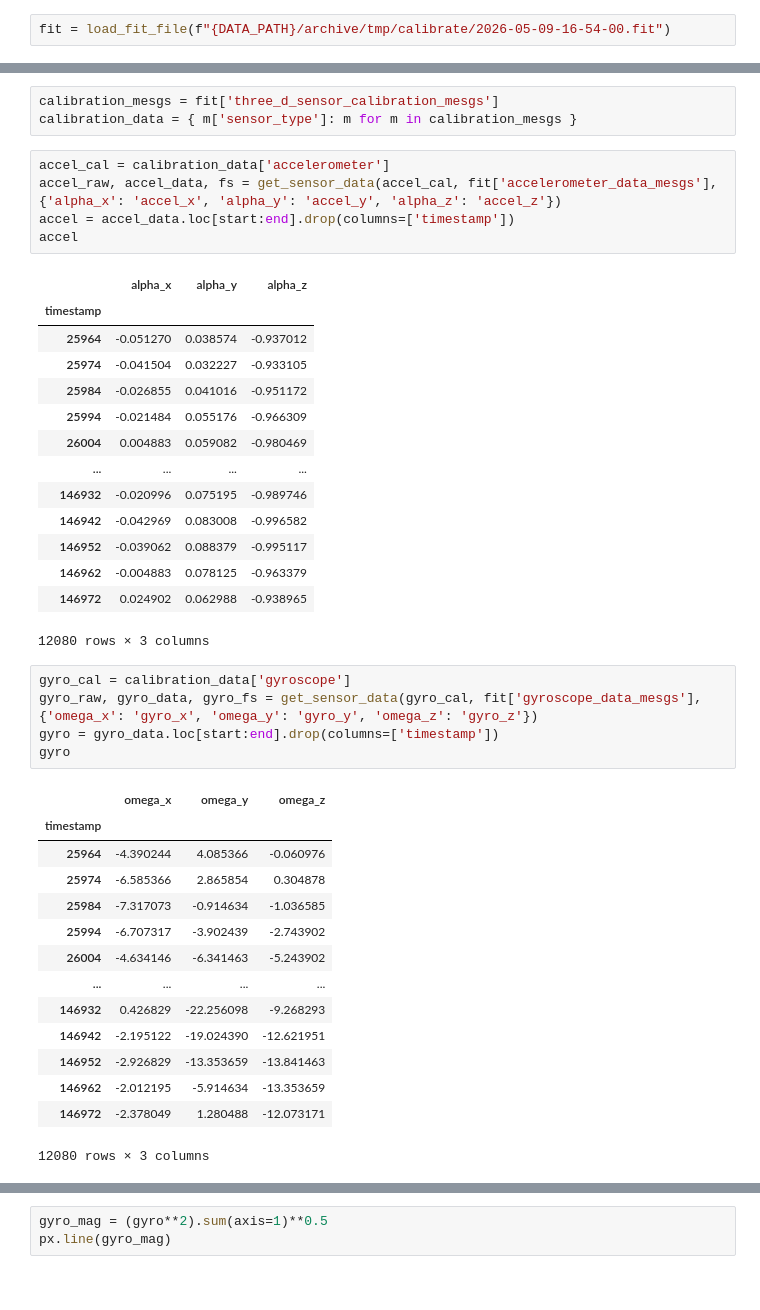
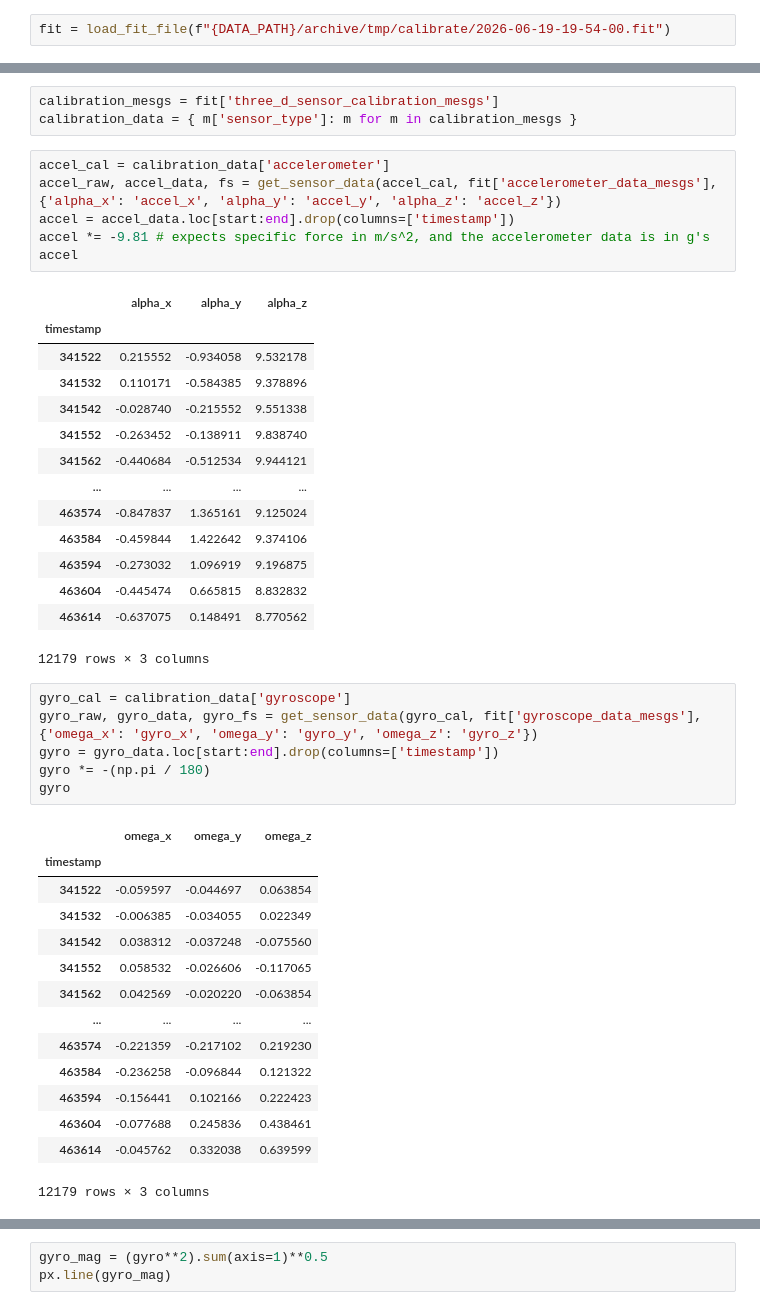
Before and after one commit to D0ugins/srs, a Jupyter notebook: backend/src/notebooks/calibrate.ipynb, the cells around one changed output, grey strips where cells are left out. Cells and saved outputs as stored; diff of their text form.

```diff
--- a/backend/src/notebooks/calibrate.ipynb
+++ b/backend/src/notebooks/calibrate.ipynb
@@ -12,7 +13,7 @@ DATA_PATH = '../../../data'
 # %% [output]
 env: DATA_PATH=../../../data
 # %%
-fit = load_fit_file(f"{DATA_PATH}/archive/tmp/calibrate/2026-05-09-16-54-00.fit")
+fit = load_fit_file(f"{DATA_PATH}/archive/tmp/calibrate/2026-06-19-19-54-00.fit")
 # %%
 # s = stabalization, lc = lens correction
 # idx_no_s = 2
@@ -32,40 +33,42 @@ calibration_data = { m['sensor_type']: m for m in calibration_mesgs }
 # %%
 accel_cal = calibration_data['accelerometer']
 accel_raw, accel_data, fs = get_sensor_data(accel_cal, fit['accelerometer_data_mesgs'], {'alpha_x': 'accel_x', 'alpha_y': 'accel_y', 'alpha_z': 'accel_z'})
 accel = accel_data.loc[start:end].drop(columns=['timestamp'])
+accel *= -9.81 # expects specific force in m/s^2, and the accelerometer data is in g's
 accel
 # %% [output]
 |  | alpha_x | alpha_y | alpha_z |
 | timestamp |  |  |  |
-| 25964 | -0.051270 | 0.038574 | -0.937012 |
-| 25974 | -0.041504 | 0.032227 | -0.933105 |
-| 25984 | -0.026855 | 0.041016 | -0.951172 |
-| 25994 | -0.021484 | 0.055176 | -0.966309 |
-| 26004 | 0.004883 | 0.059082 | -0.980469 |
+| 341522 | 0.215552 | -0.934058 | 9.532178 |
+| 341532 | 0.110171 | -0.584385 | 9.378896 |
+| 341542 | -0.028740 | -0.215552 | 9.551338 |
+| 341552 | -0.263452 | -0.138911 | 9.838740 |
+| 341562 | -0.440684 | -0.512534 | 9.944121 |
 | ... | ... | ... | ... |
-| 146932 | -0.020996 | 0.075195 | -0.989746 |
-| 146942 | -0.042969 | 0.083008 | -0.996582 |
-| 146952 | -0.039062 | 0.088379 | -0.995117 |
-| 146962 | -0.004883 | 0.078125 | -0.963379 |
-| 146972 | 0.024902 | 0.062988 | -0.938965 |
+| 463574 | -0.847837 | 1.365161 | 9.125024 |
+| 463584 | -0.459844 | 1.422642 | 9.374106 |
+| 463594 | -0.273032 | 1.096919 | 9.196875 |
+| 463604 | -0.445474 | 0.665815 | 8.832832 |
+| 463614 | -0.637075 | 0.148491 | 8.770562 |
-12080 rows × 3 columns
+12179 rows × 3 columns
 # %%
 gyro_cal = calibration_data['gyroscope']
 gyro_raw, gyro_data, gyro_fs = get_sensor_data(gyro_cal, fit['gyroscope_data_mesgs'], {'omega_x': 'gyro_x', 'omega_y': 'gyro_y', 'omega_z': 'gyro_z'})
 gyro = gyro_data.loc[start:end].drop(columns=['timestamp'])
+gyro *= -(np.pi / 180)
 gyro
 # %% [output]
 |  | omega_x | omega_y | omega_z |
 | timestamp |  |  |  |
-| 25964 | -4.390244 | 4.085366 | -0.060976 |
-| 25974 | -6.585366 | 2.865854 | 0.304878 |
-| 25984 | -7.317073 | -0.914634 | -1.036585 |
-| 25994 | -6.707317 | -3.902439 | -2.743902 |
-| 26004 | -4.634146 | -6.341463 | -5.243902 |
+| 341522 | -0.059597 | -0.044697 | 0.063854 |
+| 341532 | -0.006385 | -0.034055 | 0.022349 |
+| 341542 | 0.038312 | -0.037248 | -0.075560 |
+| 341552 | 0.058532 | -0.026606 | -0.117065 |
+| 341562 | 0.042569 | -0.020220 | -0.063854 |
 | ... | ... | ... | ... |
-| 146932 | 0.426829 | -22.256098 | -9.268293 |
-| 146942 | -2.195122 | -19.024390 | -12.621951 |
-| 146952 | -2.926829 | -13.353659 | -13.841463 |
-| 146962 | -2.012195 | -5.914634 | -13.353659 |
-| 146972 | -2.378049 | 1.280488 | -12.073171 |
+| 463574 | -0.221359 | -0.217102 | 0.219230 |
+| 463584 | -0.236258 | -0.096844 | 0.121322 |
+| 463594 | -0.156441 | 0.102166 | 0.222423 |
+| 463604 | -0.077688 | 0.245836 | 0.438461 |
+| 463614 | -0.045762 | 0.332038 | 0.639599 |
-12080 rows × 3 columns
+12179 rows × 3 columns
```
Also changed, not shown: parts of 19 cells of this notebook, 4 other files.
